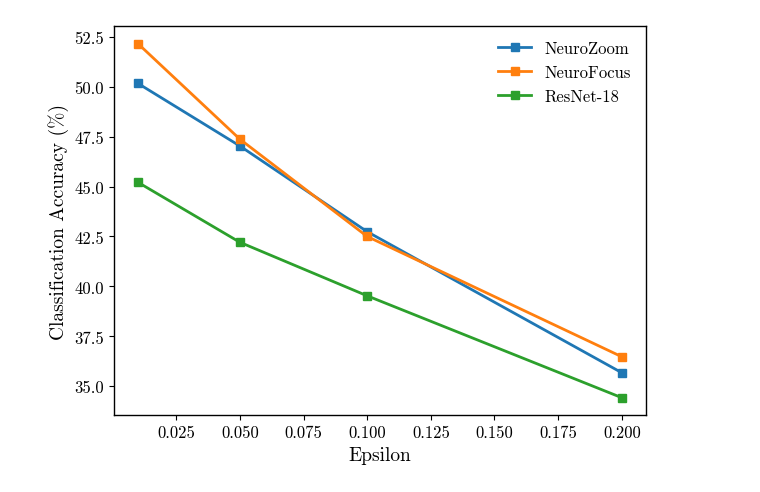
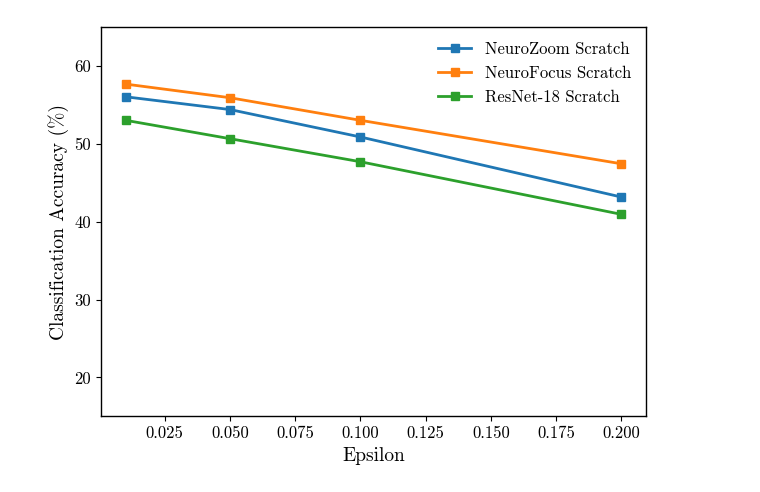
Before and after one commit to pran872/Brain-Network, a Jupyter notebook: source/figure_generation/fig_generation.ipynb, the cells around one changed output. Drawn from its saved outputs; the diff is of its cells as text; code cells hidden in the pictures.

```diff
--- a/source/figure_generation/fig_generation.ipynb
+++ b/source/figure_generation/fig_generation.ipynb
@@ -106,33 +211,33 @@ plt.show()
 # %%
 epsilon = [0.01, 0.05, 0.1, 0.2]
-neurozoom = [50.16, 47.03, 42.74, 35.68]
-neurofocus = [52.15, 47.37, 42.50, 36.48]
-resnet = [45.21, 42.21, 39.53, 34.43]
+neurozoom = [56.04, 54.40, 50.88, 43.17]
+neurofocus = [57.67, 55.92, 53.02, 47.44]
+resnet = [53.02, 50.66, 47.70, 40.95]
 
 plt.rcParams.update({
     "text.usetex": False,
     "font.family": "serif",
     "font.serif": ["cmr10", "Computer Modern", "DejaVu Serif"],  # cmr10 closely matches LaTeX
     "axes.labelsize": 14,
     "font.size": 14,
     "legend.fontsize": 12,
     "xtick.labelsize": 12,
     "ytick.labelsize": 12,
     "axes.linewidth": 1,
     "lines.markersize": 6,
     "lines.linewidth": 2,
     "legend.frameon": False,
     "legend.handlelength": 2,
 })
-
+plt.ylim([15, 65])
 plt.plot(epsilon, neurozoom, "-s")
 plt.plot(epsilon, neurofocus, "-s")
 plt.plot(epsilon, resnet, "-s")
 plt.xlabel(r"Epsilon")
 plt.ylabel("Classification Accuracy (%)")
-plt.legend(["NeuroZoom", "NeuroFocus", "ResNet-18"], loc="upper right")
+plt.legend(["NeuroZoom Scratch", "NeuroFocus Scratch", "ResNet-18 Scratch"], loc="upper right")
 plt.tight_layout()
 # plt.savefig("cifar10_fgsm.pdf", dpi=300)
 plt.show()
 # %% [output]
-[figure, old version]
+[figure, new version]
```
Also changed, not shown: parts of 29 cells of this notebook, 42 other files.
